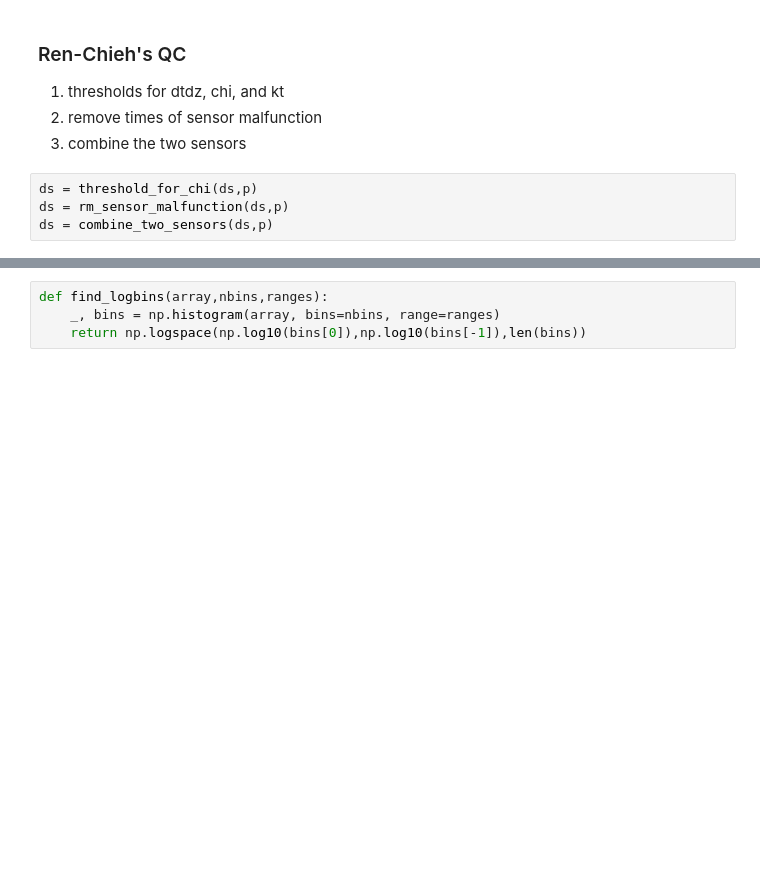
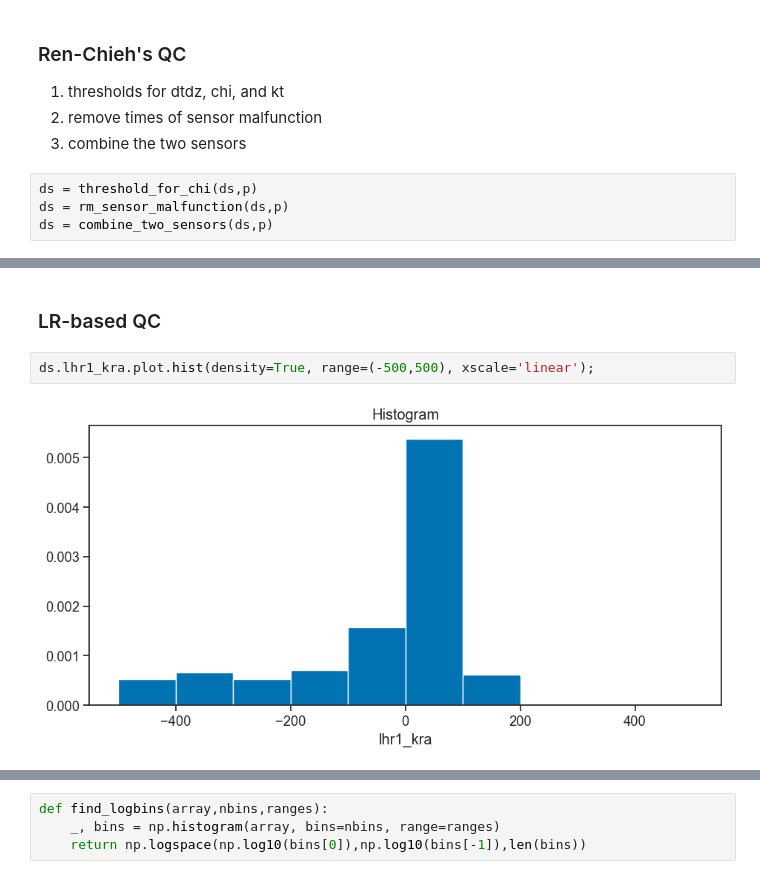
Before and after one commit to sessink/epsilon_from_emapex, a Jupyter notebook: notebooks/qc_epsilon.ipynb, the cells around one changed output, grey strips where cells are left out. Drawn from its saved outputs; the diff is of its cells as text; blank space fills up the shorter version.

```diff
--- a/notebooks/qc_epsilon.ipynb
+++ b/notebooks/qc_epsilon.ipynb
@@ -77,0 +161,6 @@ plot_correlation(ds.eps_rc, ds.eps1_kra)
+# %% [markdown]
+### LR-based QC
+# %%
+ds.lhr1_kra.plot.hist(density=True, range=(-500,500), xscale='linear');
+# %% [output]
+[figure, added]
```
Also changed, not shown: parts of 17 cells of this notebook, 3 other files.
